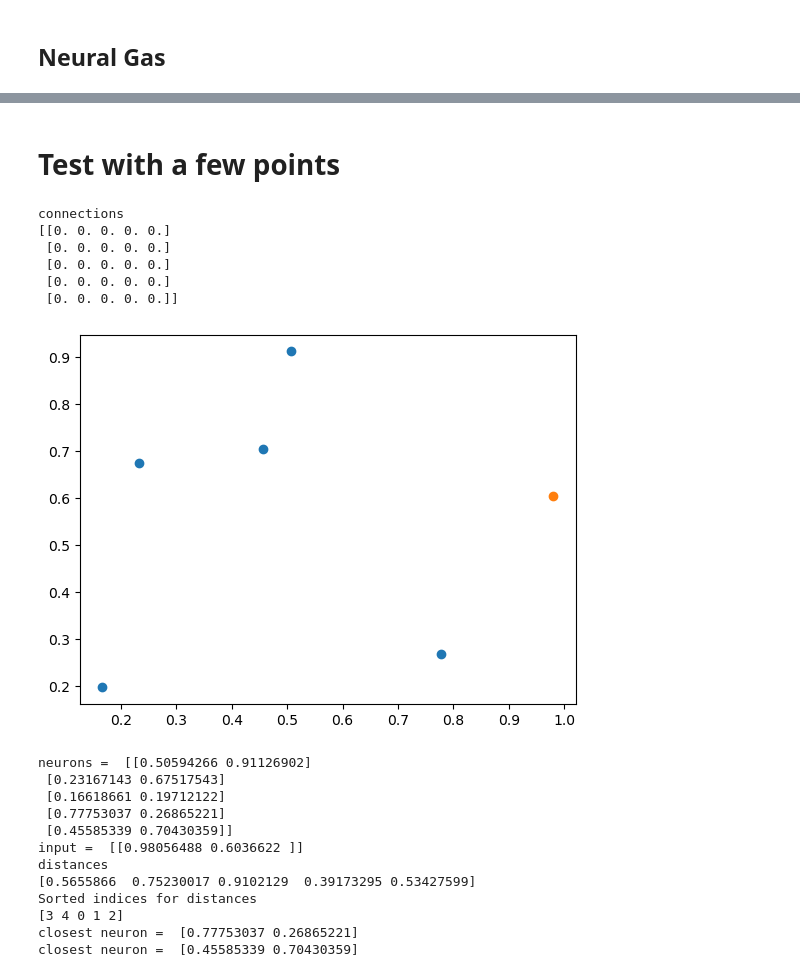
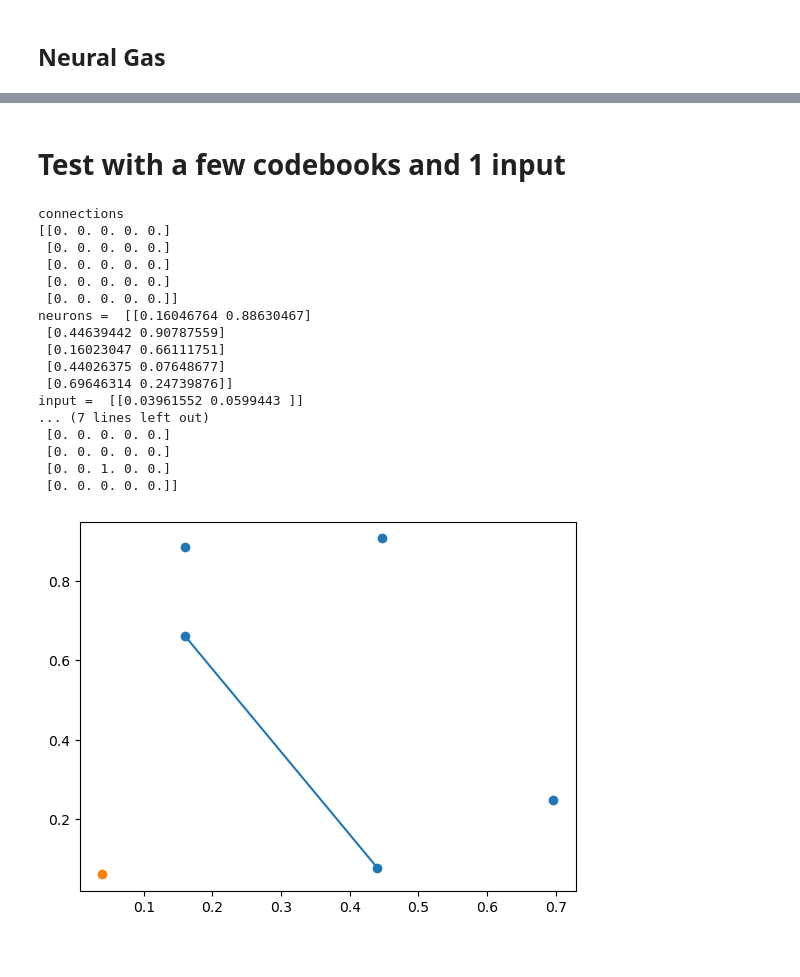
Before and after one commit to Murdock135/growing-neural-gas, a Jupyter notebook: src.ipynb, the cells around one changed output, grey strips where cells are left out. Saved outputs shown, nothing was run; the diff lists cells and outputs as text; code cells hidden in the pictures.

Commit message:
Testing the progression of the algorithm with 5 codebooks and 2 inputs now. The code now successfully connects nearest neighbor codebooks

```diff
--- a/src.ipynb
+++ b/src.ipynb
@@ -158,5 +161,5 @@ class NeuralGas:
 # %% [markdown]
-# Test with a few points
+# Test with a few codebooks and 1 input
 # %%
 # test
 
@@ -171,44 +174,51 @@ print(connections)
 plt.figure()
 plt.scatter(points[:,0], points[:,1])
 plt.scatter(v[0][0], v[0][1])
-plt.show()
+
 
 # calculate distances
 print("neurons = ", points)
 print("input = ", v)
 print("distances")
 distances = np.linalg.norm(points-v, axis=1)
 print(distances)
 
 # sort distances
 print("Sorted indices for distances")
 sorted_indices = np.argsort(distances)
 print(sorted_indices)
 
 # find closest and second closest neurons/codebooks/prototypes
 closest_neuron = points[sorted_indices[0]]
 second_closest_neuron = points[sorted_indices[1]]
 print("closest neuron = ", closest_neuron)
 print("closest neuron = ", second_closest_neuron)
 
 # make connection and plot connection
+connections[sorted_indices[0], sorted_indices[1]] = 1 # change on the upper triange
+print(connections)
+
+x_coords = [closest_neuron[0], second_closest_neuron[0]]
+y_coords = [closest_neuron[1], second_closest_neuron[1]]
+
+plt.plot(x_coords, y_coords)
+plt.show()
 # %% [output]
 connections
 [[0. 0. 0. 0. 0.]
  [0. 0. 0. 0. 0.]
  [0. 0. 0. 0. 0.]
  [0. 0. 0. 0. 0.]
  [0. 0. 0. 0. 0.]]
+neurons =  [[0.16046764 0.88630467]
+ [0.44639442 0.90787559]
+ [0.16023047 0.66111751]
+ [0.44026375 0.07648677]
+ [0.69646314 0.24739876]]
+input =  [[0.03961552 0.0599443 ]]
+... (7 lines left out)
+ [0. 0. 0. 0. 0.]
+ [0. 0. 0. 0. 0.]
+ [0. 0. 1. 0. 0.]
+ [0. 0. 0. 0. 0.]]
-[figure, old version]
+[figure, new version]
-neurons =  [[0.50594266 0.91126902]
- [0.23167143 0.67517543]
- [0.16618661 0.19712122]
- [0.77753037 0.26865221]
- [0.45585339 0.70430359]]
-input =  [[0.98056488 0.6036622 ]]
-distances
-[0.5655866  0.75230017 0.9102129  0.39173295 0.53427599]
-Sorted indices for distances
-[3 4 0 1 2]
-closest neuron =  [0.77753037 0.26865221]
-closest neuron =  [0.45585339 0.70430359]
```
Also changed, not shown: parts of 5 cells of this notebook, 2 other files.
